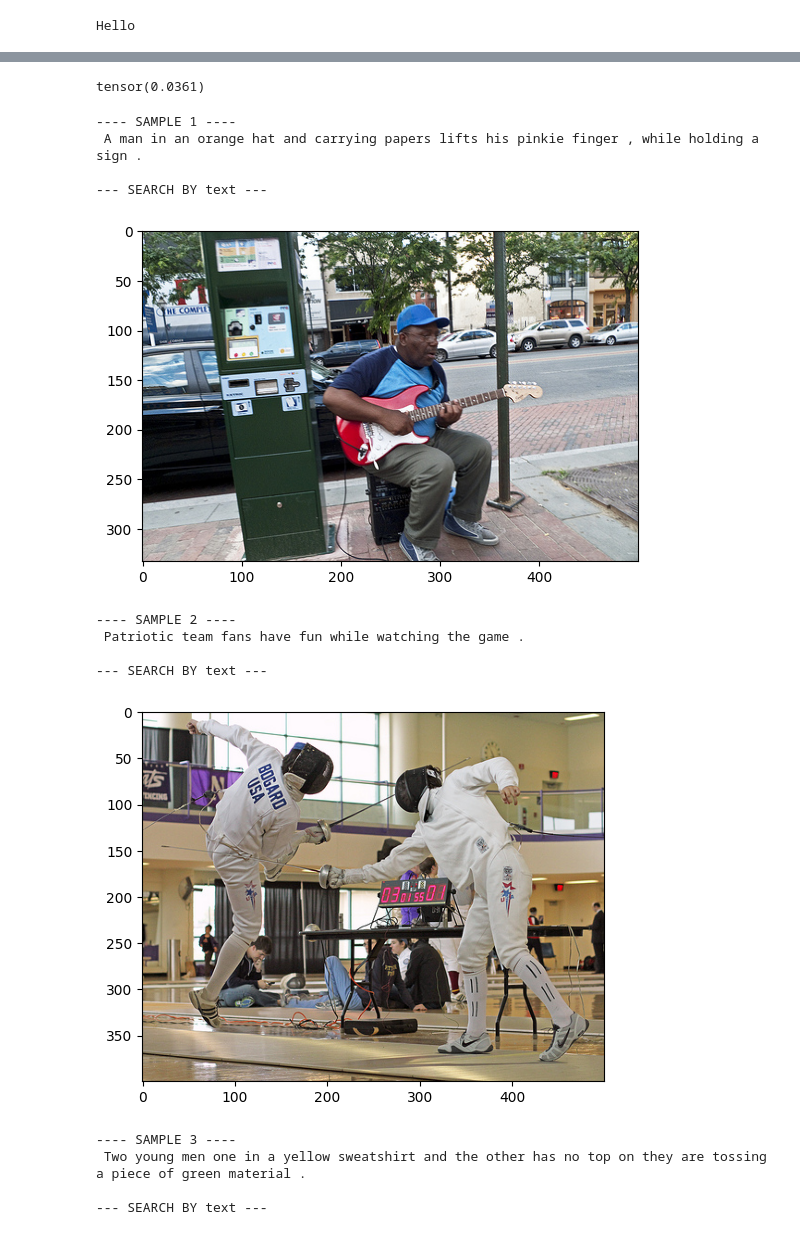
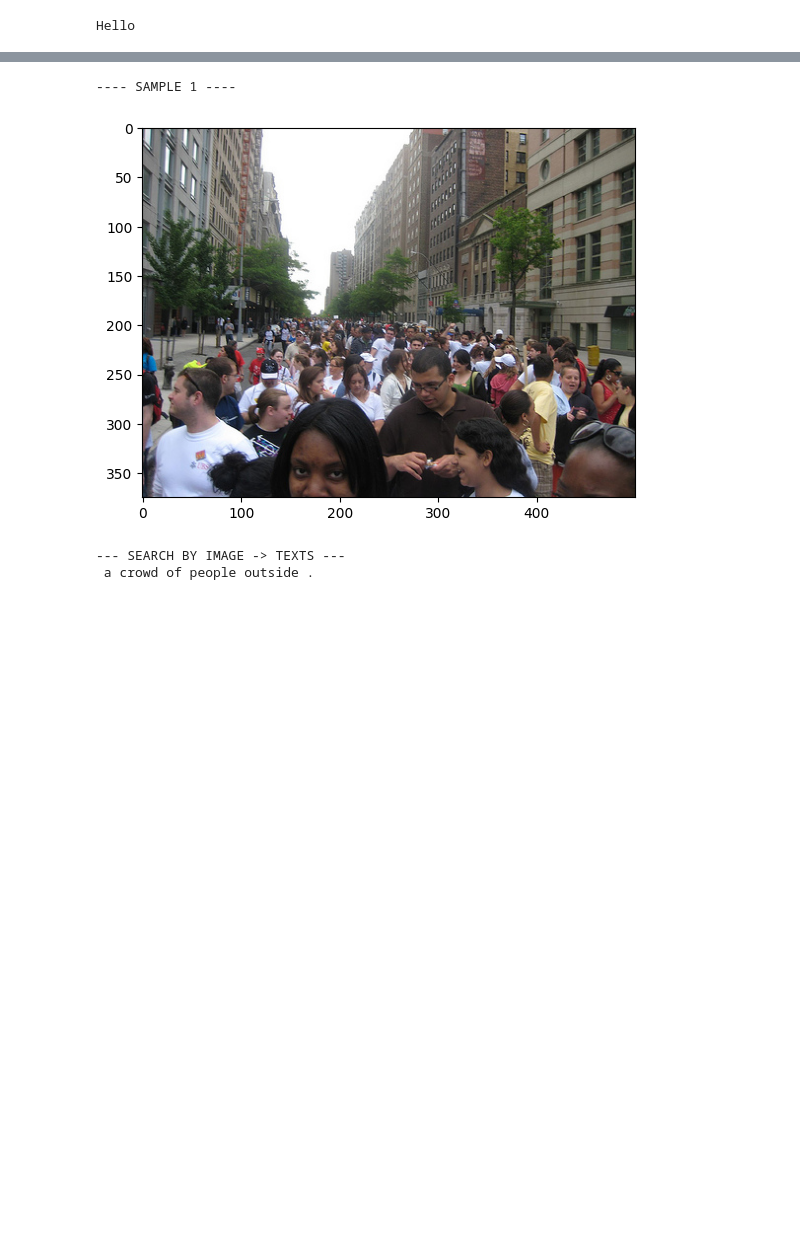
Before and after one commit to Dmitrii975/Multimodal-Experiment, a Jupyter notebook: temp.ipynb, the cells around one changed output, grey strips where cells are left out. Drawn from its saved outputs; the diff is of its cells as text; code cells hidden in the pictures; blank space fills up the shorter version.

```diff
--- a/temp.ipynb
+++ b/temp.ipynb
@@ -350,7 +350,7 @@ trainer = Trainer(
     model=model,
     dataset=ds,
     dl=dataloader,
-    epochs=5,
+    epochs=20,
     batch_size=TRAIN_BATCH_SIZE,
     optimizer=optim,
     criterion=criterion
@@ -387,21 +396,7 @@ median = 0.8672939538955688
-# %%
-res1.std()
-# %% [output]
-tensor(0.0361)
 # %%
-visual_validation(initial=initial, id_ds=ds, rds=ready, n_neib=2, n_samples=5)
+visual_validation(initial=initial, id_ds=ds, rds=ready, n_neib=1, n_samples=1, sby='image')
 # %% [output]
 ---- SAMPLE 1 ----
- A man in an orange hat and carrying papers lifts his pinkie finger , while holding a sign .
-
---- SEARCH BY text ---
-[figure, old version]
+[figure, new version]
----- SAMPLE 2 ----
- Patriotic team fans have fun while watching the game .
-
---- SEARCH BY text ---
+--- SEARCH BY IMAGE -> TEXTS ---
+ a crowd of people outside .
-[figure, removed]
----- SAMPLE 3 ----
- Two young men one in a yellow sweatshirt and the other has no top on they are tossing a piece of green material .
-
---- SEARCH BY text ---
```
Also changed, not shown: parts of 2 cells of this notebook, 3 other files.
